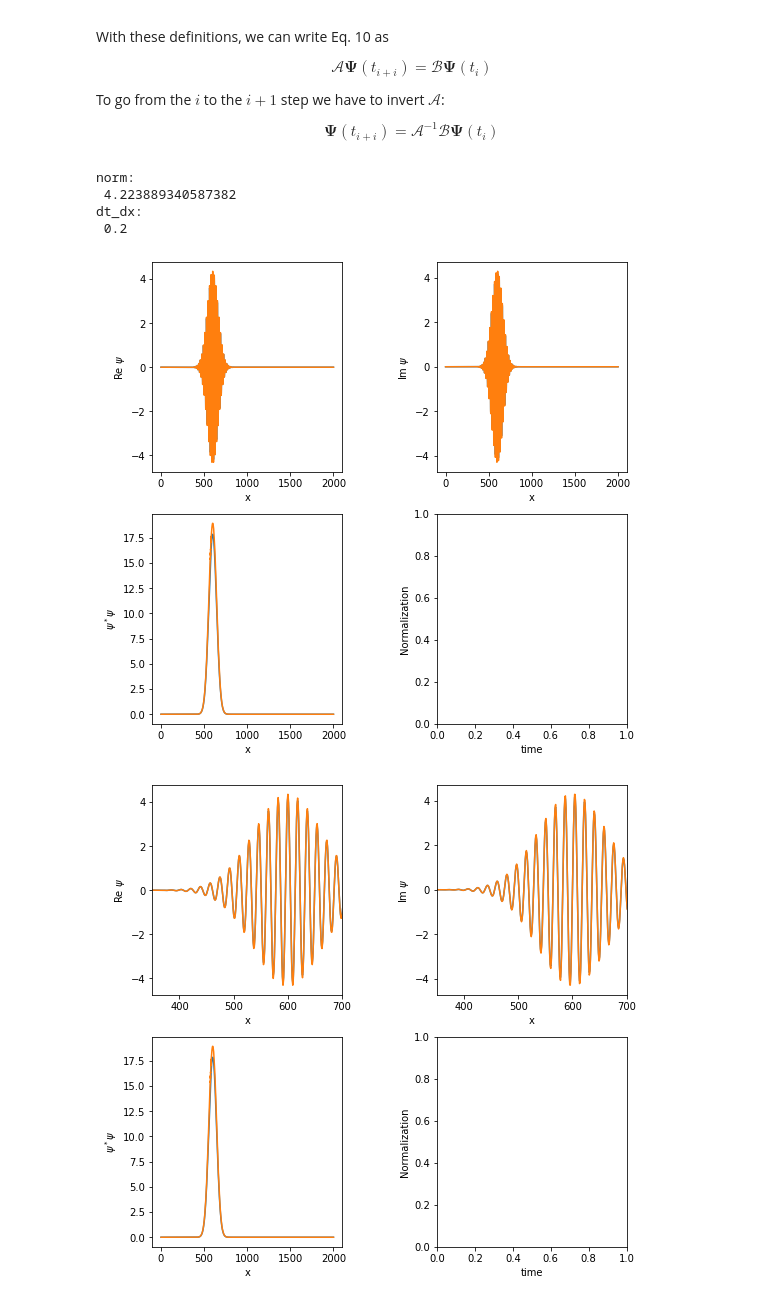
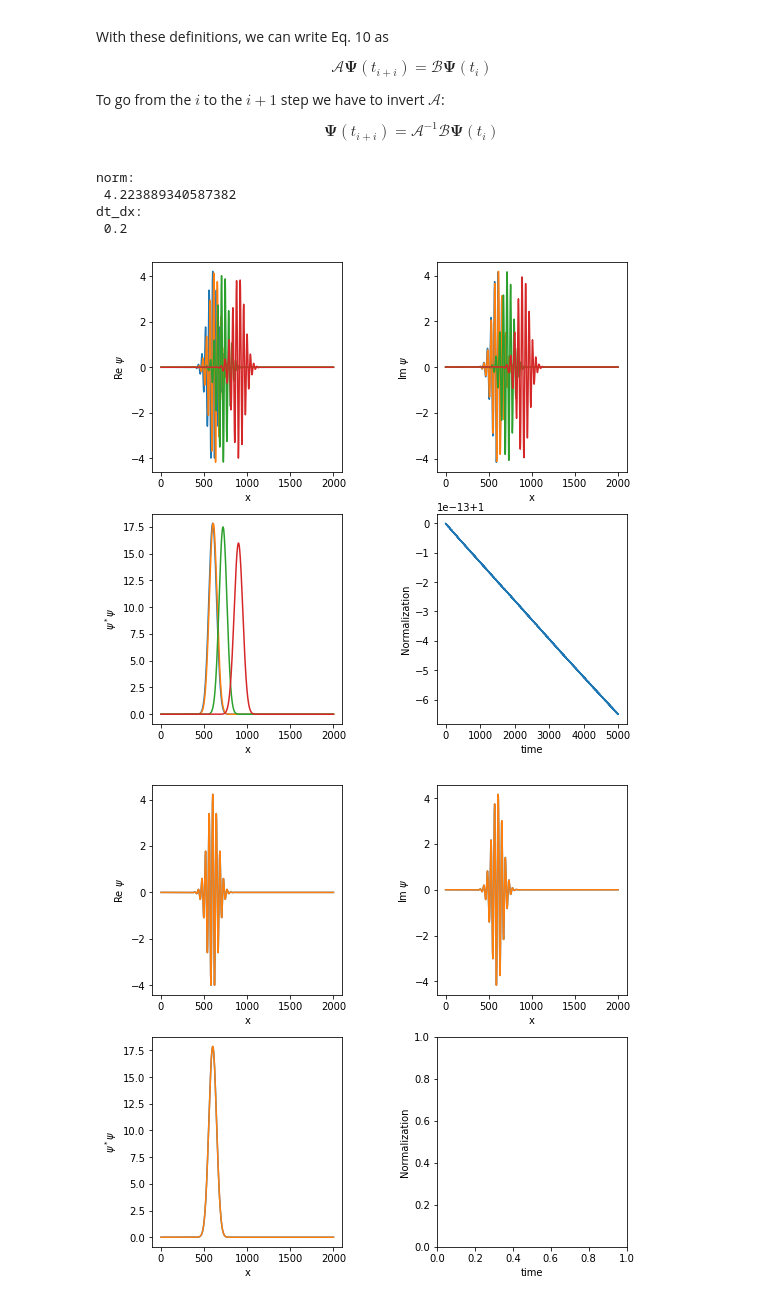
Before and after one commit to Boltz-mann/Phys460_660_2021, a Jupyter notebook: TDSE_implicit.ipynb, the cells around one changed output. Saved outputs shown, nothing was run; the diff lists cells and outputs as text; code cells hidden in the pictures.

```diff
--- a/TDSE_implicit.ipynb
+++ b/TDSE_implicit.ipynb
@@ -120,12 +120,12 @@ from numpy.linalg import inv
 # integrator params
 dt = 0.0000001
 dx = 0.0005
-tot_steps = 200
+tot_steps = 5000
 
 # initial wf params
 sig_sqr = 0.0005
 x0 = 0.3
-k0 = 700
+k0 = 300
 C = 1.0/(2.0*np.pi*sig_sqr)**0.25
 print("norm: \n", C)
 dt_dx = dt/(2.0*dx**2)
@@ -136,6 +136,22 @@ print("dt_dx: \n", dt_dx)
 L = 1.0
 #number of x grid points
 Nx = int(L/dx)
+
+#barrier params
+x_L = 0.6
+d = 0.005
+x_R = x_L + d
+V0 = 9.8*10**5
+#V = []
+V = [0.0 for j in range(0,Nx+2)] # this array will hold the potential...simplifies construction of the matrices D and Q
+for i in range(0,Nx+2):
+    x = i*dx
+    if x >= x_L and x <= x_R:
+        V[i] = V0
+    else:
+        V[i] = 0.0
+
+
 
 #initialize our array. timesteps are the rows, x grid points are the columns
 tmp = np.complex(0.0,0.0)
@@ -188,14 +204,28 @@ psi_sig_sqr.append(tmp)
 
 # build the matrices A and B
 q = dt/(4.0*dx**2)
-Q = np.complex(1.0,2.0*q) # note that both Q and D depend on the grid point if V =/= 0
-D = np.complex(1.0,-2.0*q)
+Q = [0.0 for j in range(0,Nx+2)]
+D = [0.0 for j in range(0,Nx+2)]
+#Q = []
+#D = []
+
+#Q = np.complex(1.0,2.0*q) # note that both Q and D depend on the grid point if V =/= 0
+#D = np.complex(1.0,-2.0*q)
+
+#this could be done in the loop below...but I'll first dot it here becauze it's simpler (to me)
+for i in range(0,Nx+2):
+
+    tmp = 2.0*q + dt*V[i]/2.0
+    tmp2 = -2.0*q - dt*V[i]/2.0
+    Q[i] = np.complex(1.0,tmp)
+    D[i] = np.complex(1.0,tmp2)
+
 A = [[0.0 for j in range(0,Nx+2)] for i in range(0,Nx+2)]
 B = [[0.0 for j in range(0,Nx+2)] for i in range(0,Nx+2)]
 
 for i in range(0,Nx+2):
-    A[i][i] = Q
-    B[i][i] = D
+    A[i][i] = Q[i]
+    B[i][i] = D[i]
     if i == 0:
         A[i][i+1] = np.complex(0.0,-1.0*q)
         B[i][i+1] = np.complex(0.0,q)
@@ -209,18 +239,22 @@ for i in range(0,Nx+2):
         B[i][i-1] = np.complex(0.0,q)
 
 A_inv = inv(A)  ## does this exploit tridiagonal form?
-C = np.matmul(A,B) ## does this exploit tridiagonal form?
+C = np.matmul(A_inv,B) ## does this exploit tridiagonal form?
 
 for i in range(1,tot_steps):
 
     psi[i] = np.dot(C,psi[i-1])
 
+    total = 0
     for j in range(0,Nx+1):
+        x = j*dx
         tmp1 = np.real(psi[i][j])
         tmp2 = np.imag(psi[i][j])
         Re[i][j] = tmp1
         Im[i][j] = tmp2
         psi_sqr[i][j] = (np.abs(psi[i][j]))**2
+        total = total + dx*psi_sqr[i][j]
+    norm.append(total)
 
 
 plt.figure(1, figsize=(8.5, 8.5))
@@ -234,7 +268,10 @@ ax.set_ylabel('Re $\psi$')
 #ax.set_xlim(right=650)
 #ax.set_xlim(left=550)
 plt.plot(Re[0])
-plt.plot(Re[199])
+plt.plot(Re[399])
+plt.plot(Re[1999])
+plt.plot(Re[4999])
+
 
 ax2 = plt.subplot(222)
 ax2.set_xlabel('x')
@@ -243,7 +280,9 @@ ax2.set_ylabel('Im $\psi$')
 #ax2.set_xlim(left=550)
 #ax2.set_xlim(right=40)
 plt.plot(Im[0])
-plt.plot(Im[199])
+plt.plot(Im[99])
+plt.plot(Im[1999])
+plt.plot(Im[4999])
 
 
 ax3 = plt.subplot(223)
@@ -253,7 +292,9 @@ ax3.set_ylabel('$\psi^*\psi$')
 #ax3.set_xlim(left=950)
 #ax2.set_xlim(right=40)
 plt.plot(psi_sqr[0])
-plt.plot(psi_sqr[199])
+plt.plot(psi_sqr[99])
+plt.plot(psi_sqr[1999])
+plt.plot(psi_sqr[4999])
 
 ax4 = plt.subplot(224)
 ax4.set_xlabel('time')
@@ -262,7 +303,7 @@ ax4.set_ylabel('Normalization')
 #ax4.set_xlim(right=500)
 #ax2.set_xlim(right=40)
 #plt.plot(Im[999])
-#plt.plot(norm)
+plt.plot(norm)
 #plt.plot(expect_x)
 #plt.plot(expect_x2)
 #plt.plot(psi_sig_sqr)
@@ -274,7 +315,7 @@ norm:
  4.223889340587382
 dt_dx:
  0.2
-[figure, old version]
+[figure, new version]
 # %%
 plt.figure(1, figsize=(8.5, 8.5))
 plt.subplots_adjust(wspace=0.5)
@@ -284,43 +325,48 @@ plt.subplots_adjust(wspace=0.5)
 ax = plt.subplot(221)
 ax.set_xlabel('x')
 ax.set_ylabel('Re $\psi$')
-ax.set_xlim(right=700)
-ax.set_xlim(left=350)
+#ax.set_xlim(right=700)
+#ax.set_xlim(left=350)
 plt.plot(Re[0])
 plt.plot(Re[199])
+#plt.plot(Re[500])
+#plt.plot(Re[1500])
+
 
 ax2 = plt.subplot(222)
 ax2.set_xlabel('x')
 ax2.set_ylabel('Im $\psi$')
-ax2.set_xlim(right=700)
-ax2.set_xlim(left=350)
+#ax2.set_xlim(right=700)
+#ax2.set_xlim(left=350)
 #ax2.set_xlim(right=40)
 plt.plot(Im[0])
 plt.plot(Im[199])
+#plt.plot(Im[500])
+#plt.plot(Im[1500])
 
 
 ax3 = plt.subplot(223)
 ax3.set_xlabel('x')
 ax3.set_ylabel('$\psi^*\psi$')
 #ax3.set_xlim(right=1050)
 #ax3.set_xlim(left=950)
 #ax2.set_xlim(right=40)
 plt.plot(psi_sqr[0])
 plt.plot(psi_sqr[199])
 
 ax4 = plt.subplot(224)
 ax4.set_xlabel('time')
 ax4.set_ylabel('Normalization')
 #ax2.set_xlim(right=1100)
 #ax4.set_xlim(right=500)
 #ax2.set_xlim(right=40)
 #plt.plot(Im[999])
 #plt.plot(norm)
 #plt.plot(expect_x)
 #plt.plot(expect_x2)
 #plt.plot(psi_sig_sqr)
 
 
 plt.show()
 # %% [output]
-[figure, old version]
+[figure, new version]
```
